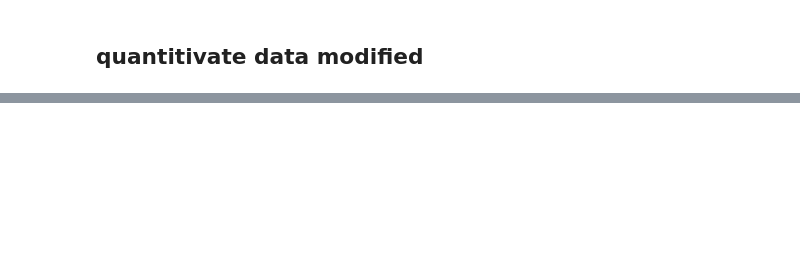
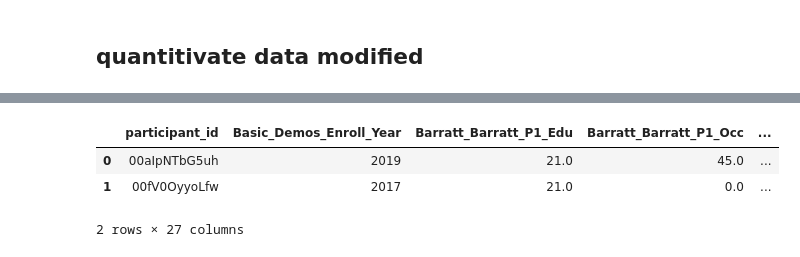
Before and after one commit to amohan601/kaggle-datathon-2025, a Jupyter notebook: combined-analysis.ipynb, the cells around one changed output, grey strips where cells are left out. Saved outputs shown, nothing was run; the diff lists cells and outputs as text; code cells hidden in the pictures; blank space fills up the shorter version.

```diff
--- a/combined-analysis.ipynb
+++ b/combined-analysis.ipynb
@@ -346,0 +439,15 @@ save_model(classifier,'new_data_xgb_basic_select_matrice_col',accuracy,y_test_da
+# %%
+# One-Hot Encoding (nominal)
+onehot_encoder = OneHotEncoder(sparse_output=False, drop='first') #drop first to prevent multicollinearity
+nominal_cols = ['MRI_Track_Scan_Location', 'Basic_Demos_Study_Site', 'PreInt_Demos_Fam_Child_Race', 'PreInt_Demos_Fam_Child_Ethnicity']
+onehot_encoded = onehot_encoder.fit_transform(df_categorical_new[nominal_cols])
+onehot_df = pd.DataFrame(onehot_encoded, columns=onehot_encoder.get_feature_names_out(nominal_cols))
+merged_df = pd.concat([df_categorical_new, onehot_df], axis=1)
+merged_df = merged_df.drop(nominal_cols, axis=1)
+# %%
+merged_df.head(2)
+# %% [output]
+|  | participant_id | Basic_Demos_Enroll_Year | Barratt_Barratt_P1_Edu | Barratt_Barratt_P1_Occ | ... |
+| 0 | 00aIpNTbG5uh | 2019 | 21.0 | 45.0 | ... |
+| 1 | 00fV0OyyoLfw | 2017 | 21.0 | 0.0 | ... |
+2 rows × 27 columns
```
Also changed, not shown: parts of 45 cells of this notebook, 1 other file.
